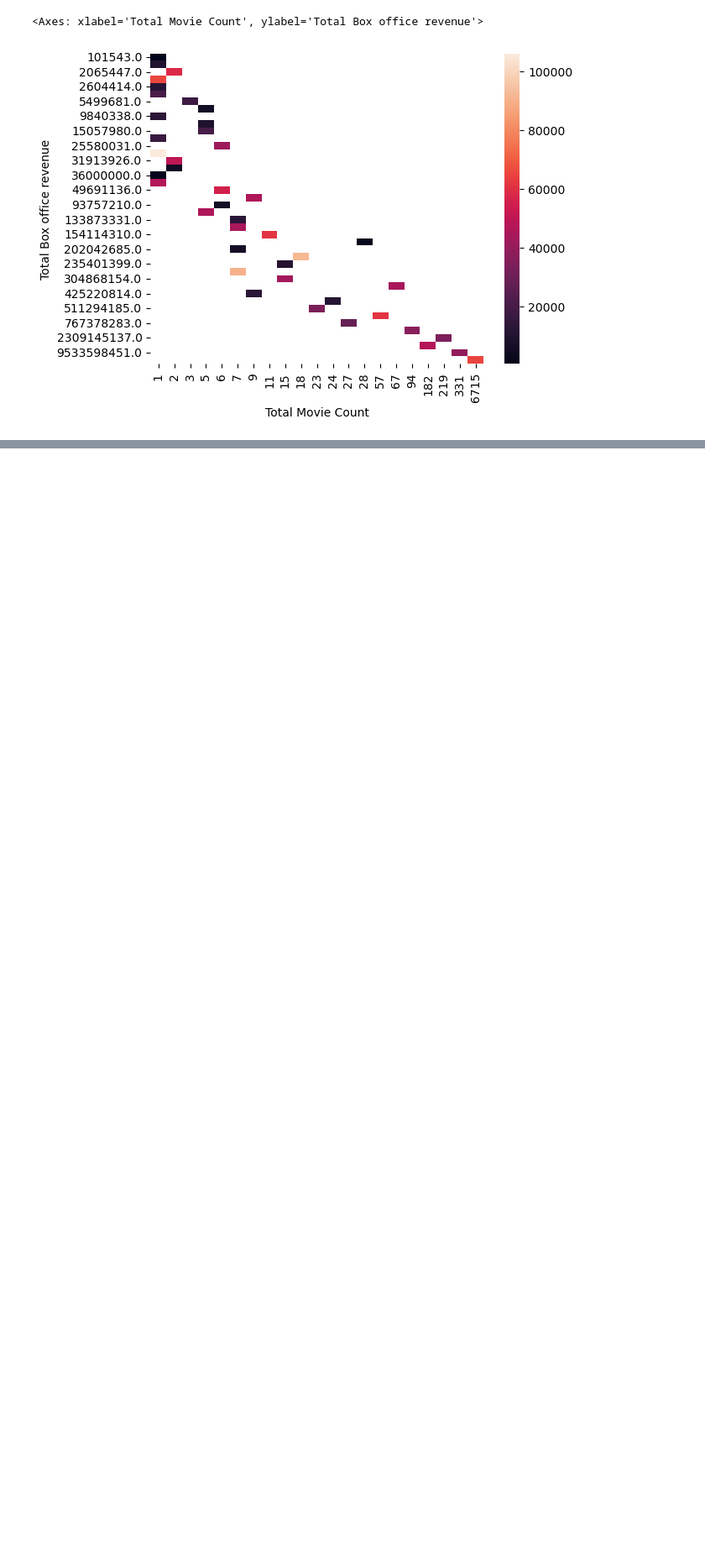
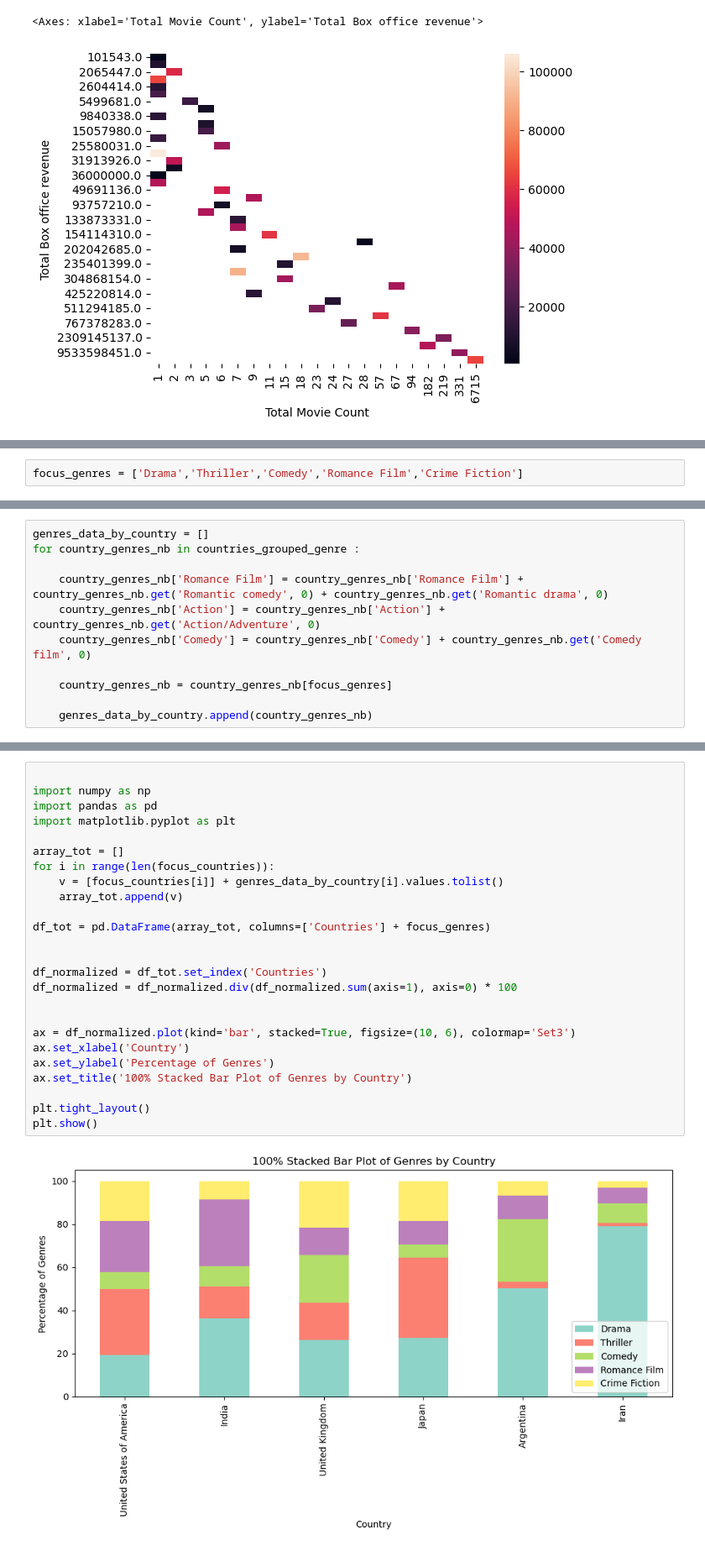
Before and after one commit to epfl-ada/ada-2024-project-4bigbrains, a Jupyter notebook: results.ipynb, the cells around one changed output, grey strips where cells are left out. Shown: that part at 84% size. Drawn from its saved outputs; the diff is of its cells as text; blank space fills up the shorter version.

```diff
--- a/results.ipynb
+++ b/results.ipynb
@@ -440,0 +446,2 @@ sns.heatmap(df3, annot=False)
+# %%
+focus_genres = ['Drama','Thriller','Comedy','Romance Film','Crime Fiction']
@@ -440,0 +479,11 @@ sns.heatmap(df3, annot=False)
+# %%
+genres_data_by_country = []
+for country_genres_nb in countries_grouped_genre :
+
+    country_genres_nb['Romance Film'] = country_genres_nb['Romance Film'] + country_genres_nb.get('Romantic comedy', 0) + country_genres_nb.get('Romantic drama', 0)
+    country_genres_nb['Action'] = country_genres_nb['Action'] + country_genres_nb.get('Action/Adventure', 0)
+    country_genres_nb['Comedy'] = country_genres_nb['Comedy'] + country_genres_nb.get('Comedy film', 0)
+
+    country_genres_nb = country_genres_nb[focus_genres]
+
+    genres_data_by_country.append(country_genres_nb)
@@ -440,0 +502,27 @@ sns.heatmap(df3, annot=False)
+# %%
+
+import numpy as np
+import pandas as pd
+import matplotlib.pyplot as plt
+
+array_tot = []
+for i in range(len(focus_countries)):
+    v = [focus_countries[i]] + genres_data_by_country[i].values.tolist()
+    array_tot.append(v)
+
+df_tot = pd.DataFrame(array_tot, columns=['Countries'] + focus_genres)
+
+
+df_normalized = df_tot.set_index('Countries')
+df_normalized = df_normalized.div(df_normalized.sum(axis=1), axis=0) * 100
+
+
+ax = df_normalized.plot(kind='bar', stacked=True, figsize=(10, 6), colormap='Set3')
+ax.set_xlabel('Country')
+ax.set_ylabel('Percentage of Genres')
+ax.set_title('100% Stacked Bar Plot of Genres by Country')
+
+plt.tight_layout()
+plt.show()
+# %% [output]
+[figure, added]
```
Also changed, not shown: parts of 13 cells of this notebook.
